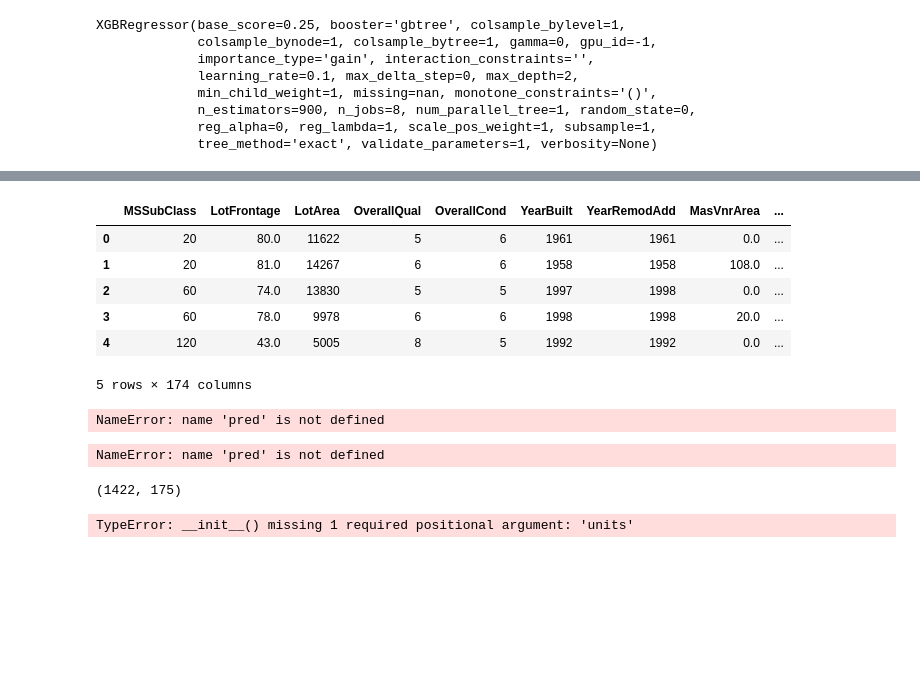
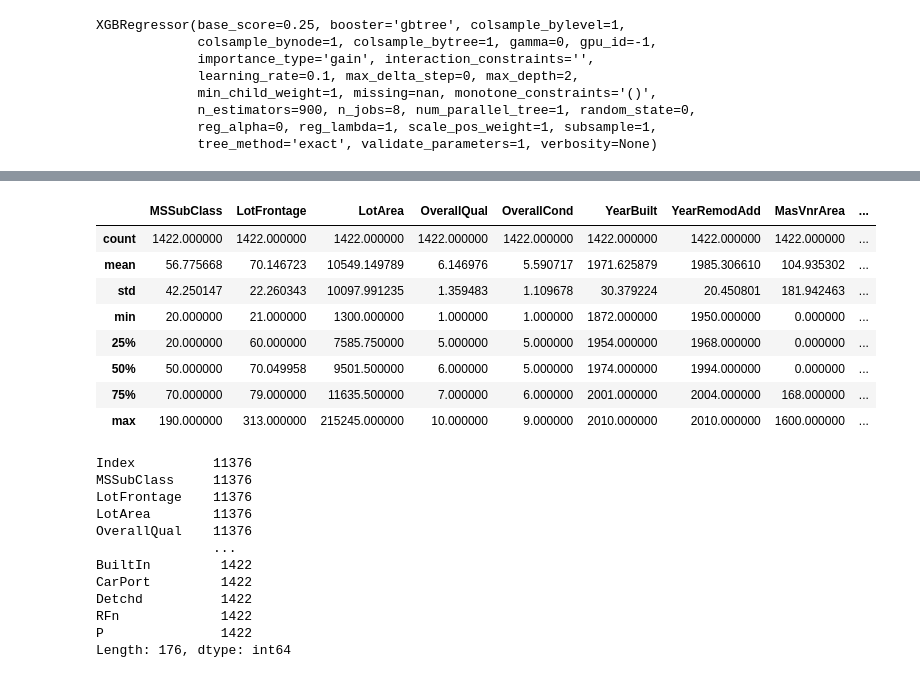
Before and after one commit to RubjitKLalli/HousePrices, a Jupyter notebook: Train.ipynb, the cells around one changed output, grey strips where cells are left out. Drawn from its saved outputs; the diff is of its cells as text; code cells hidden in the pictures; blank space fills up the shorter version.

```diff
--- a/Train.ipynb
+++ b/Train.ipynb
@@ -350,26 +302,12 @@ temp_df.column=['SalePrice']
-# %%
-df_Train.drop(['SalePrice'],axis=1,inplace=True)
-# %%
-df_Train=pd.concat([df_Train,temp_df],axis=1)
-# %%
-df_Test.head()
-# %% [output]
-|  | MSSubClass | LotFrontage | LotArea | OverallQual | OverallCond | YearBuilt | YearRemodAdd | MasVnrArea | ... |
-| 0 | 20 | 80.0 | 11622 | 5 | 6 | 1961 | 1961 | 0.0 | ... |
-| 1 | 20 | 81.0 | 14267 | 6 | 6 | 1958 | 1958 | 108.0 | ... |
-| 2 | 60 | 74.0 | 13830 | 5 | 5 | 1997 | 1998 | 0.0 | ... |
-| 3 | 60 | 78.0 | 9978 | 6 | 6 | 1998 | 1998 | 20.0 | ... |
-| 4 | 120 | 43.0 | 5005 | 8 | 5 | 1992 | 1992 | 0.0 | ... |
-5 rows × 174 columns
-# %%
-df_Test=pd.concat([df_Test,pred],axis=1)
-# %% [output]
-NameError: name 'pred' is not defined
-# %%
-df_Test=pd.concat([df_Test,pred],axis=1)
-# %% [output]
-NameError: name 'pred' is not defined
 # %%
-df_Train.shape
+df_Train.describe()
 # %% [output]
-(1422, 175)
+|  | MSSubClass | LotFrontage | LotArea | OverallQual | OverallCond | YearBuilt | YearRemodAdd | MasVnrArea | ... |
+| count | 1422.000000 | 1422.000000 | 1422.000000 | 1422.000000 | 1422.000000 | 1422.000000 | 1422.000000 | 1422.000000 | ... |
+| mean | 56.775668 | 70.146723 | 10549.149789 | 6.146976 | 5.590717 | 1971.625879 | 1985.306610 | 104.935302 | ... |
+| std | 42.250147 | 22.260343 | 10097.991235 | 1.359483 | 1.109678 | 30.379224 | 20.450801 | 181.942463 | ... |
+| min | 20.000000 | 21.000000 | 1300.000000 | 1.000000 | 1.000000 | 1872.000000 | 1950.000000 | 0.000000 | ... |
+| 25% | 20.000000 | 60.000000 | 7585.750000 | 5.000000 | 5.000000 | 1954.000000 | 1968.000000 | 0.000000 | ... |
+| 50% | 50.000000 | 70.049958 | 9501.500000 | 6.000000 | 5.000000 | 1974.000000 | 1994.000000 | 0.000000 | ... |
+| 75% | 70.000000 | 79.000000 | 11635.500000 | 7.000000 | 6.000000 | 2001.000000 | 2004.000000 | 168.000000 | ... |
+| max | 190.000000 | 313.000000 | 215245.000000 | 10.000000 | 9.000000 | 2010.000000 | 2010.000000 | 1600.000000 | ... |
@@ -379,30 +313,0 @@ y_train=df_Train['SalePrice']
-# %%
-# Importing the Keras libraries and packages
-import keras
-from keras.models import Sequential
-from keras.layers import Dense
-from keras.layers import LeakyReLU,PReLU,ELU
-from keras.layers import Dropout
-
-
-# Initialising the ANN
-classifier = Sequential()
-
-# Adding the input layer and the first hidden layer
-classifier.add(Dense(output_dim = 50, init = 'he_uniform',activation='relu',input_dim = 174))
-
-# Adding the second hidden layer
-classifier.add(Dense(output_dim = 25, init = 'he_uniform',activation='relu'))
-
-# Adding the third hidden layer
-classifier.add(Dense(output_dim = 50, init = 'he_uniform',activation='relu'))
-# Adding the output layer
-classifier.add(Dense(output_dim = 1, init = 'he_uniform'))
-
-# Compiling the ANN
-classifier.compile(loss=root_mean_squared_error, optimizer='Adamax')
-
-# Fitting the ANN to the Training set
-model_history=classifier.fit(X_train.values, y_train.values,validation_split=0.20, batch_size = 10, nb_epoch = 1000)
-# %% [output]
-TypeError: __init__() missing 1 required positional argument: 'units'
@@ -415,0 +314,15 @@ def root_mean_squared_error(y_true, y_pred):
+# %%
+df_Train.memory_usage(deep=True)
+# %% [output]
+Index          11376
+MSSubClass     11376
+LotFrontage    11376
+LotArea        11376
+OverallQual    11376
+               ...
+BuiltIn         1422
+CarPort         1422
+Detchd          1422
+RFn             1422
+P               1422
+Length: 176, dtype: int64
```
Also changed, not shown: parts of 20 cells of this notebook, 1 other file.
